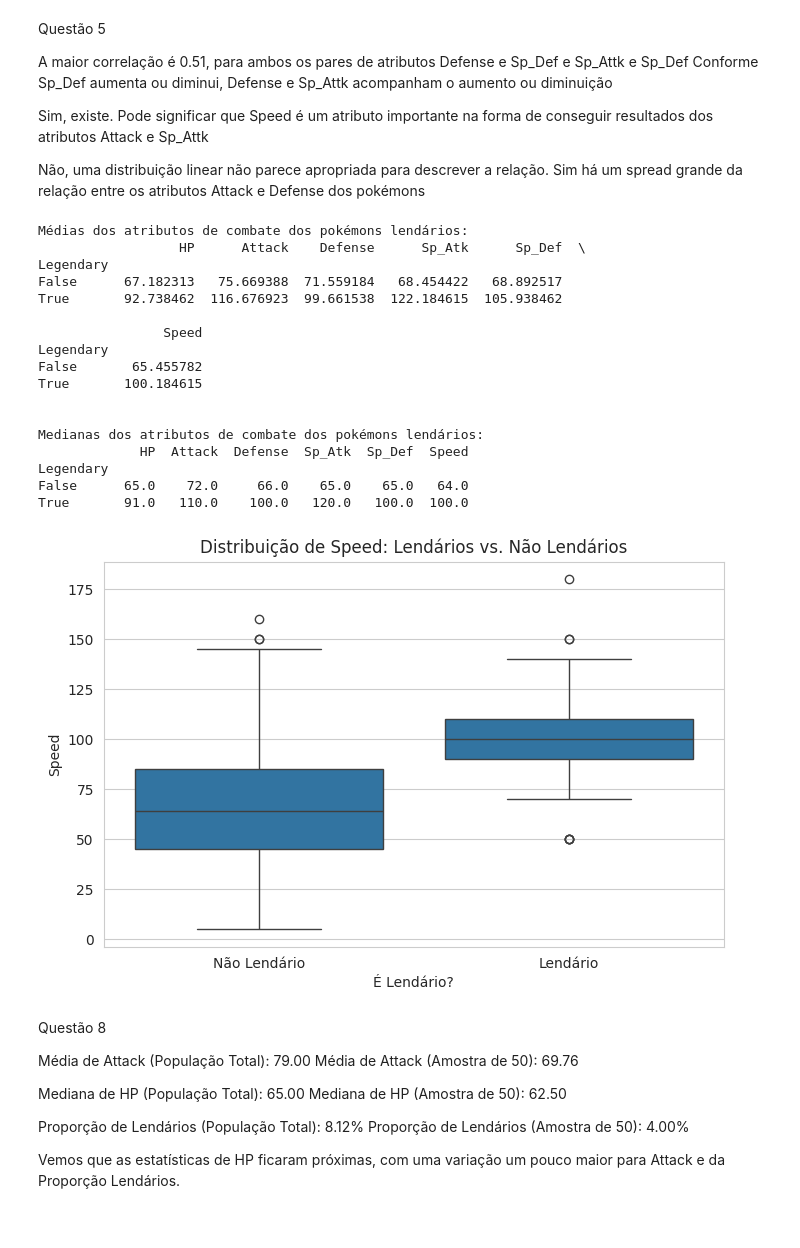
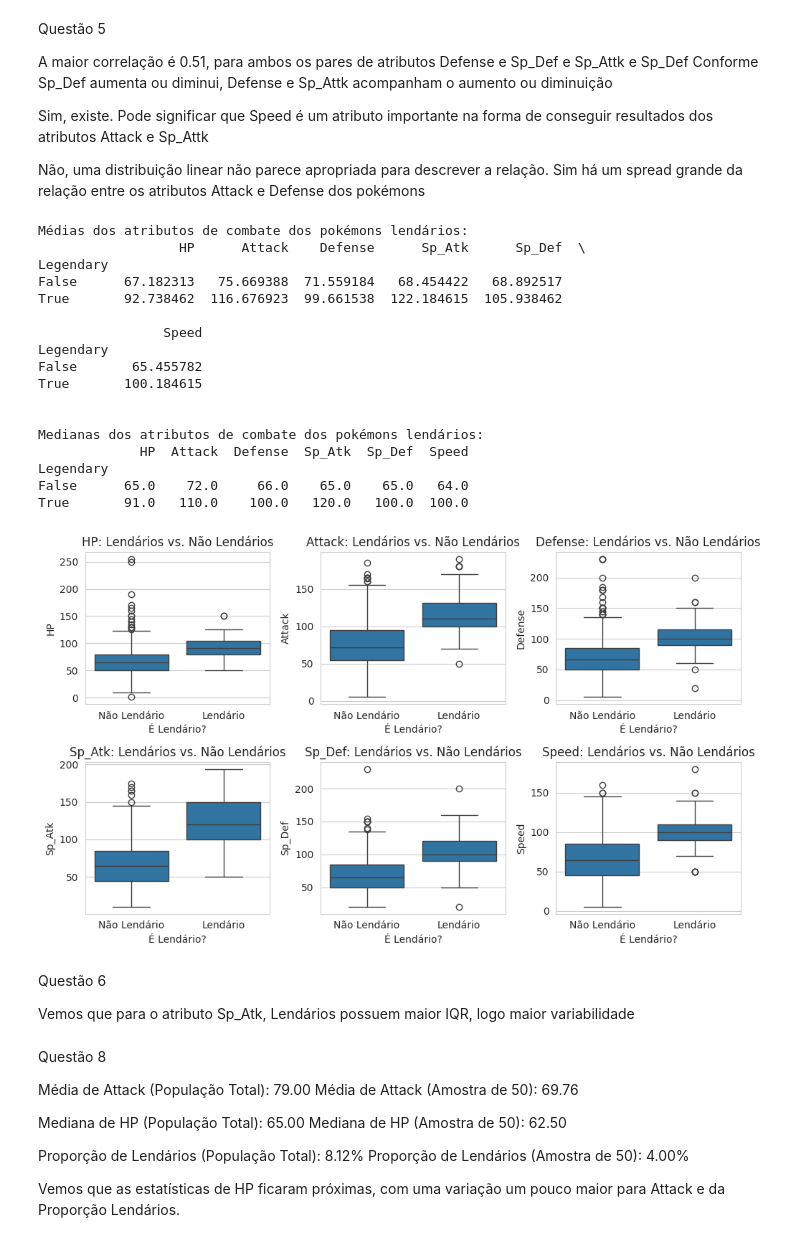
Before and after one commit to et586-estatistica/intro-data-analysis-MK-108, a Jupyter notebook: atividade1.ipynb, the cells around one changed output. Drawn from its saved outputs; the diff is of its cells as text; code cells hidden in the pictures.

```diff
--- a/atividade1.ipynb
+++ b/atividade1.ipynb
@@ -614,60 +622,47 @@ print("Médias dos atributos de combate dos pokémons lendários:")
 print(df_pokemon.groupby('Legendary')[stats_cols].mean())
 print('\n')
 
 print("Medianas dos atributos de combate dos pokémons lendários:")
 print(df_pokemon.groupby('Legendary')[stats_cols].median())
 
 #Sim, a média e mediana dos atributos dos Lendários é maior que dos que não são
 
 # Boxplots comparando 'Attack' por 'Type1' (apenas alguns tipos para melhor visualização)
 # Primeiro, vamos ver os tipos mais comuns para selecionar alguns
-top_types = df_pokemon['Type1'].value_counts().nlargest(5).index
-df_top_types = df_pokemon[df_pokemon['Type1'].isin(top_types)]
 
-plt.figure(figsize=(12,7))
-sns.boxplot(x='Type1', y='Attack', data=df_top_types, order=top_types)
-plt.title('Boxplot de Attack por Top 5 Tipos Primários')
-plt.xlabel('Tipo Primário')
-plt.ylabel('Attack')
-plt.xticks(rotation=45)
+for i, stat in enumerate(stats_cols):
+    plt.subplot(2, 3, i + 1)
+    sns.boxplot(x='Legendary', y=stat, data=df_pokemon)
+    plt.title(f'{stat}: Lendários vs. Não Lendários')
+    plt.xlabel('É Lendário?')
+    plt.ylabel(stat)
+    plt.xticks([0, 1], ['Não Lendário', 'Lendário'])
+
+plt.tight_layout()
 plt.show()
-
-# Boxplot comparando 'Speed' entre Pokémon Lendários e Não Lendários
-plt.figure(figsize=(8,5))
-sns.boxplot(x='Legendary', y='Speed', data=df_pokemon)
-plt.title('Distribuição de Speed: Lendários vs. Não Lendários')
-plt.xlabel('É Lendário?')
-plt.ylabel('Speed')
-plt.xticks([0, 1], ['Não Lendário', 'Lendário']) # Melhora os rótulos do eixo x
-plt.show()
-
-# Boxplot comparando os atributos de batalha entre Pokémon Lendários e Não Lendários
-plt.figure(figsize=(12, 7))
-sns.boxplot(x='Legendary', y='Speed', data=df_pokemon)
-plt.title('Distribuição de Speed: Lendários vs. Não Lendários')
-plt.xlabel('É Lendário?')
-plt.ylabel('Speed')
-plt.xticks([0, 1], ['Não Lendário', 'Lendário']) # Melhora os rótulos do eixo x
-plt.show()
 # %% [output]
 Médias dos atributos de combate dos pokémons lendários:
                   HP      Attack    Defense      Sp_Atk      Sp_Def  \
 Legendary
 False      67.182313   75.669388  71.559184   68.454422   68.892517
 True       92.738462  116.676923  99.661538  122.184615  105.938462
 
                 Speed
 Legendary
 False       65.455782
 True       100.184615
 
 
 Medianas dos atributos de combate dos pokémons lendários:
              HP  Attack  Defense  Sp_Atk  Sp_Def  Speed
 Legendary
 False      65.0    72.0     66.0    65.0    65.0   64.0
 True       91.0   110.0    100.0   120.0   100.0  100.0
-[figure, old version]
+[figure, new version]
+# %% [markdown]
+Questão 6
+
+Vemos que para o atributo Sp_Atk, Lendários possuem maior IQR, logo maior variabilidade
 # %% [markdown]
 Questão 8
 
```
Also changed, not shown: parts of 1 cell of this notebook.
